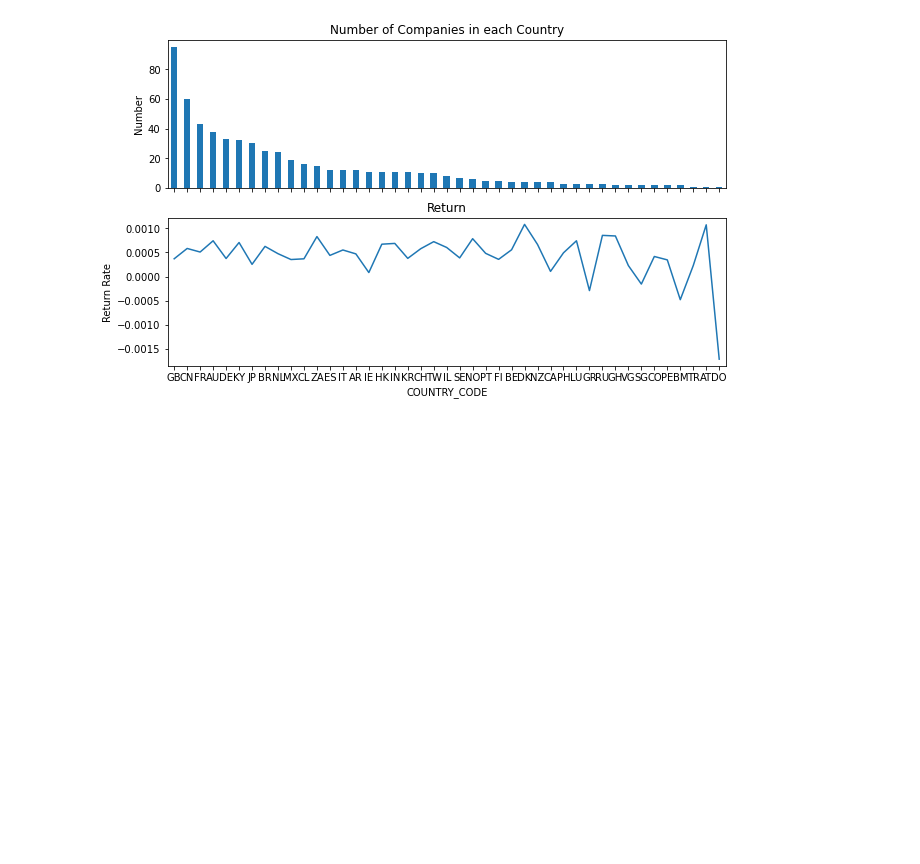
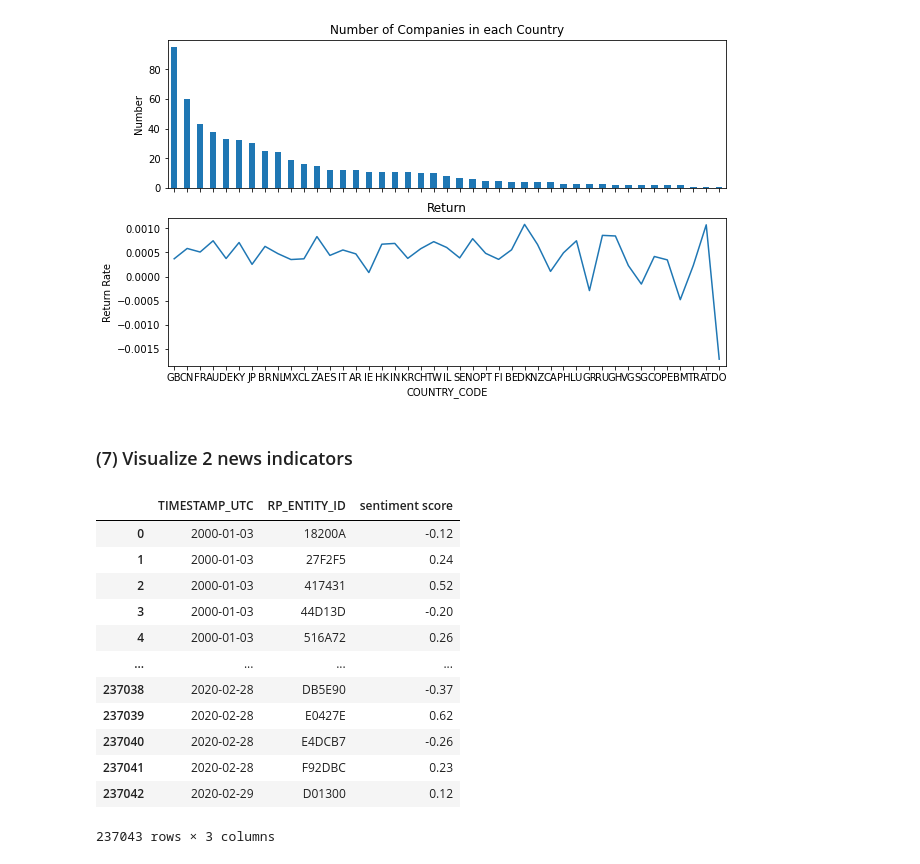
Before and after one commit to ckykevin/Enhanced_pair_trading, a Jupyter notebook: data preprocessing.ipynb, the cells around one changed output. Drawn from its saved outputs; the diff is of its cells as text; code cells hidden in the pictures; blank space fills up the shorter version.

```diff
--- a/data preprocessing.ipynb
+++ b/data preprocessing.ipynb
@@ -219,3 +220,5 @@ ax[1].set_title('Return')
 # %% [output]
 Text(0.5, 1.0, 'Return')
 [figure]
+# %% [markdown]
+### (7) Visualize 2 news indicators
@@ -221,0 +231,18 @@ Text(0.5, 1.0, 'Return')
+# %%
+AS_1D = (news_score['sent']/news_score['RP_ENTITY_ID']).to_frame('sentiment score')
+AS_1D.reset_index(inplace = True)
+AS_1D
+# %% [output]
+|  | TIMESTAMP_UTC | RP_ENTITY_ID | sentiment score |
+| 0 | 2000-01-03 | 18200A | -0.12 |
+| 1 | 2000-01-03 | 27F2F5 | 0.24 |
+| 2 | 2000-01-03 | 417431 | 0.52 |
+| 3 | 2000-01-03 | 44D13D | -0.20 |
+| 4 | 2000-01-03 | 516A72 | 0.26 |
+| ... | ... | ... | ... |
+| 237038 | 2020-02-28 | DB5E90 | -0.37 |
+| 237039 | 2020-02-28 | E0427E | 0.62 |
+| 237040 | 2020-02-28 | E4DCB7 | -0.26 |
+| 237041 | 2020-02-28 | F92DBC | 0.23 |
+| 237042 | 2020-02-29 | D01300 | 0.12 |
+237043 rows × 3 columns
```
Also changed, not shown: parts of 5 cells of this notebook.
